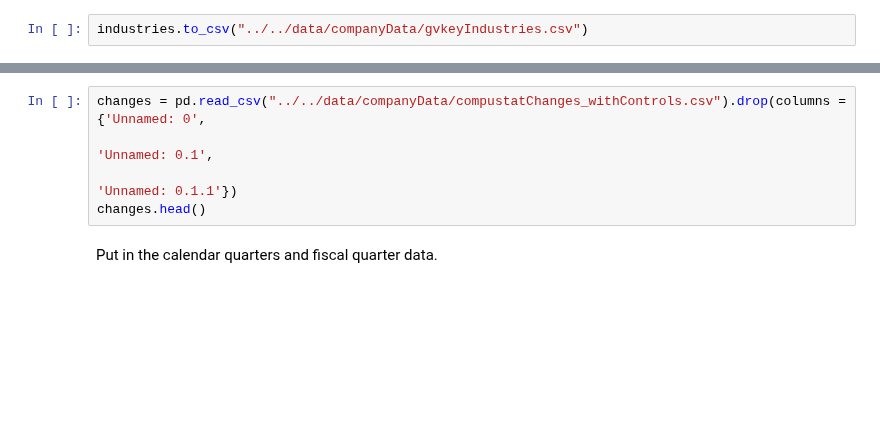
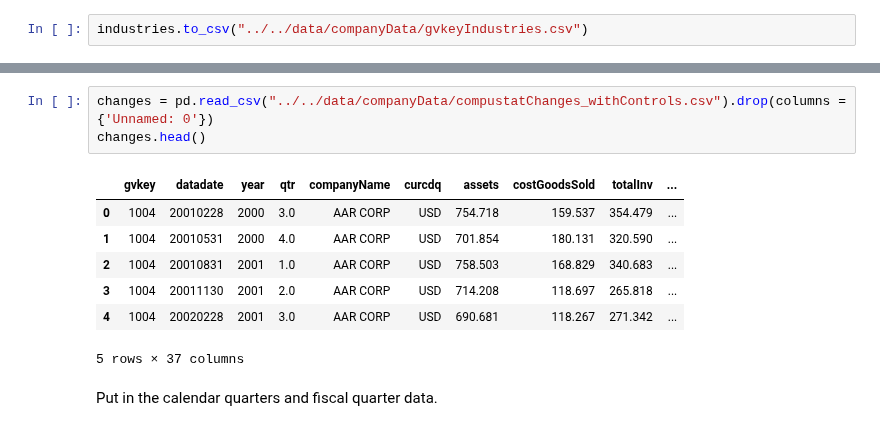
Before and after one commit to brianreed21/extremes, a Jupyter notebook: extremesCleaningCode/linkingExecute.ipynb, the cells around one changed output, grey strips where cells are left out. Cells and saved outputs as stored; diff of their text form; blank space fills up the shorter version.

```diff
--- a/extremesCleaningCode/linkingExecute.ipynb
+++ b/extremesCleaningCode/linkingExecute.ipynb
@@ -56,8 +89,14 @@ changes.head()
 # %%
-changes = pd.read_csv("../../data/companyData/compustatChanges_withControls.csv").drop(columns = {'Unnamed: 0',
-                                                                                                 'Unnamed: 0.1',
-                                                                                                 'Unnamed: 0.1.1'})
+changes = pd.read_csv("../../data/companyData/compustatChanges_withControls.csv").drop(columns = {'Unnamed: 0'})
 changes.head()
+# %% [output]
+|  | gvkey | datadate | year | qtr | companyName | curcdq | assets | costGoodsSold | totalInv | ... |
+| 0 | 1004 | 20010228 | 2000 | 3.0 | AAR CORP | USD | 754.718 | 159.537 | 354.479 | ... |
+| 1 | 1004 | 20010531 | 2000 | 4.0 | AAR CORP | USD | 701.854 | 180.131 | 320.590 | ... |
+| 2 | 1004 | 20010831 | 2001 | 1.0 | AAR CORP | USD | 758.503 | 168.829 | 340.683 | ... |
+| 3 | 1004 | 20011130 | 2001 | 2.0 | AAR CORP | USD | 714.208 | 118.697 | 265.818 | ... |
+| 4 | 1004 | 20020228 | 2001 | 3.0 | AAR CORP | USD | 690.681 | 118.267 | 271.342 | ... |
+5 rows × 37 columns
 # %% [markdown]
 Put in the calendar quarters and fiscal quarter data.
 # %%
```
Also changed, not shown: parts of 84 cells of this notebook, 2 other files.
